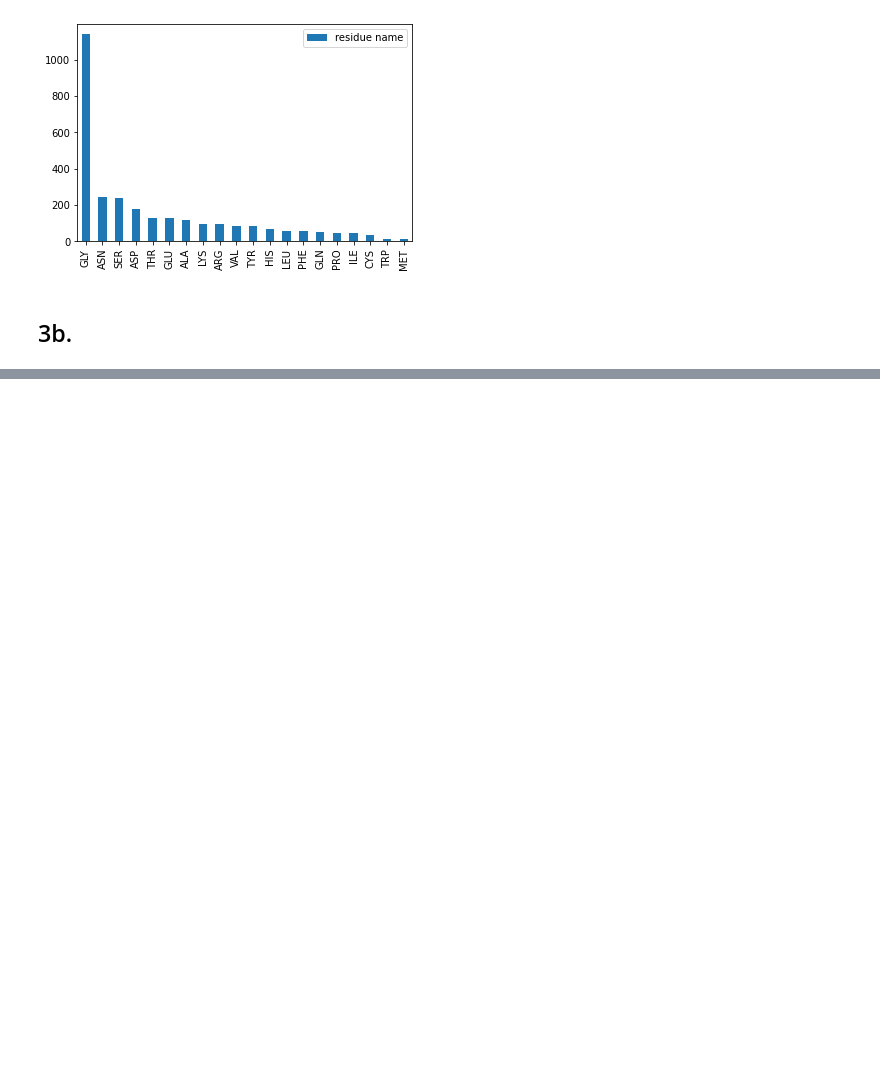
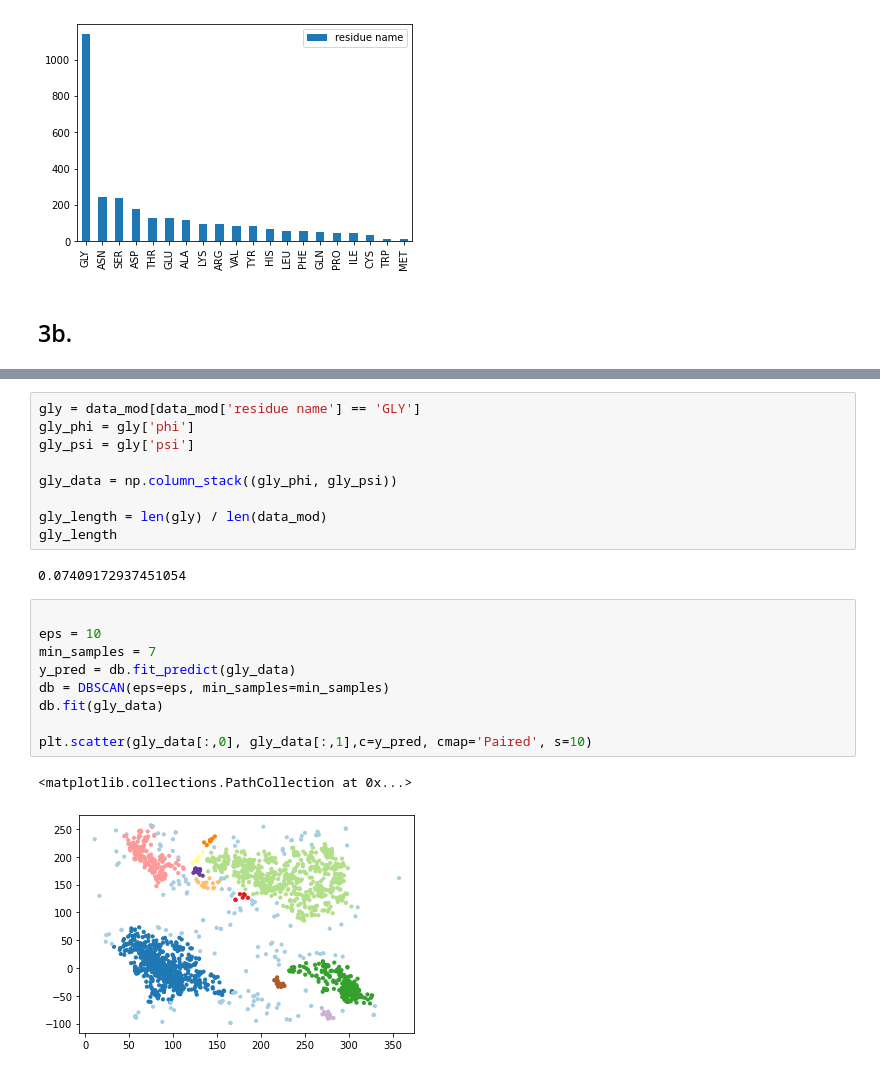
Before and after one commit to vlbin/dat405, a Jupyter notebook: assignment3/Assignment3.ipynb, the cells around one changed output, grey strips where cells are left out. Cells and saved outputs as stored; diff of their text form; blank space fills up the shorter version.

```diff
--- a/assignment3/Assignment3.ipynb
+++ b/assignment3/Assignment3.ipynb
@@ -227,3 +271,26 @@ ax[1].scatter(X_mod[:,0], X_mod[:,1],c=y_pred, cmap='Paired', s=10)
+# %%
+gly = data_mod[data_mod['residue name'] == 'GLY']
+gly_phi = gly['phi']
+gly_psi = gly['psi']
+
+gly_data = np.column_stack((gly_phi, gly_psi))
+
+gly_length = len(gly) / len(data_mod)
+gly_length
+# %% [output]
+0.07409172937451054
+# %%
+
+eps = 10
+min_samples = 7
+y_pred = db.fit_predict(gly_data)
+db = DBSCAN(eps=eps, min_samples=min_samples)
+db.fit(gly_data)
+
+plt.scatter(gly_data[:,0], gly_data[:,1],c=y_pred, cmap='Paired', s=10)
+# %% [output]
+<matplotlib.collections.PathCollection at 0x...>
+[figure, added]
 # %% [markdown]
 <a style='text-decoration:none;line-height:16px;display:flex;color:#5B5B62;padding:10px;justify-content:end;' href='https://deepnote.com?utm_source=created-in-deepnote-cell&projectId=4d60117c-244d-43ff-9bed-27d4239d5495' target="_blank">
 <img style='display:inline;max-height:16px;margin:0px;margin-right:7.5px;' src='embedded-picture-1' > </img>
```
Also changed, not shown: parts of 16 cells of this notebook, 1 other file.
